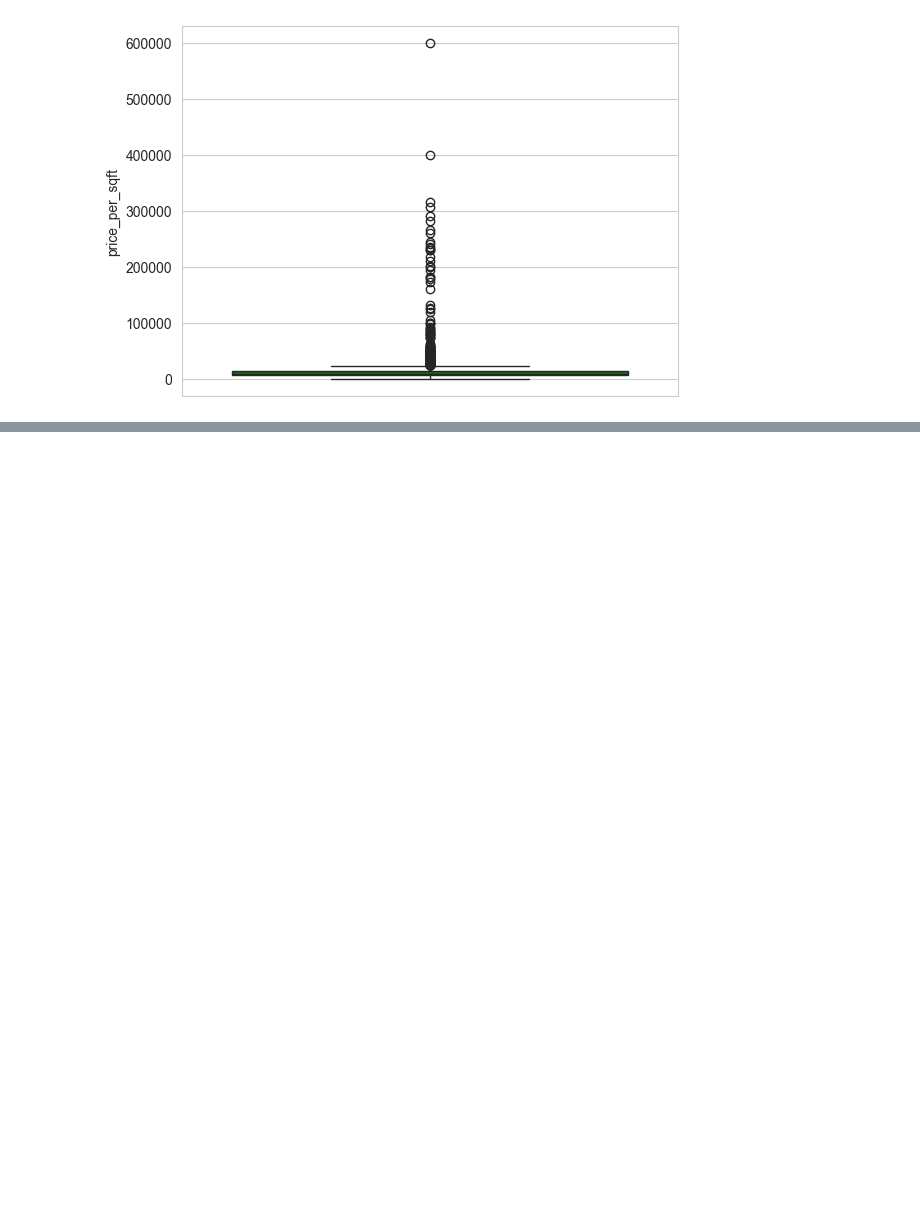
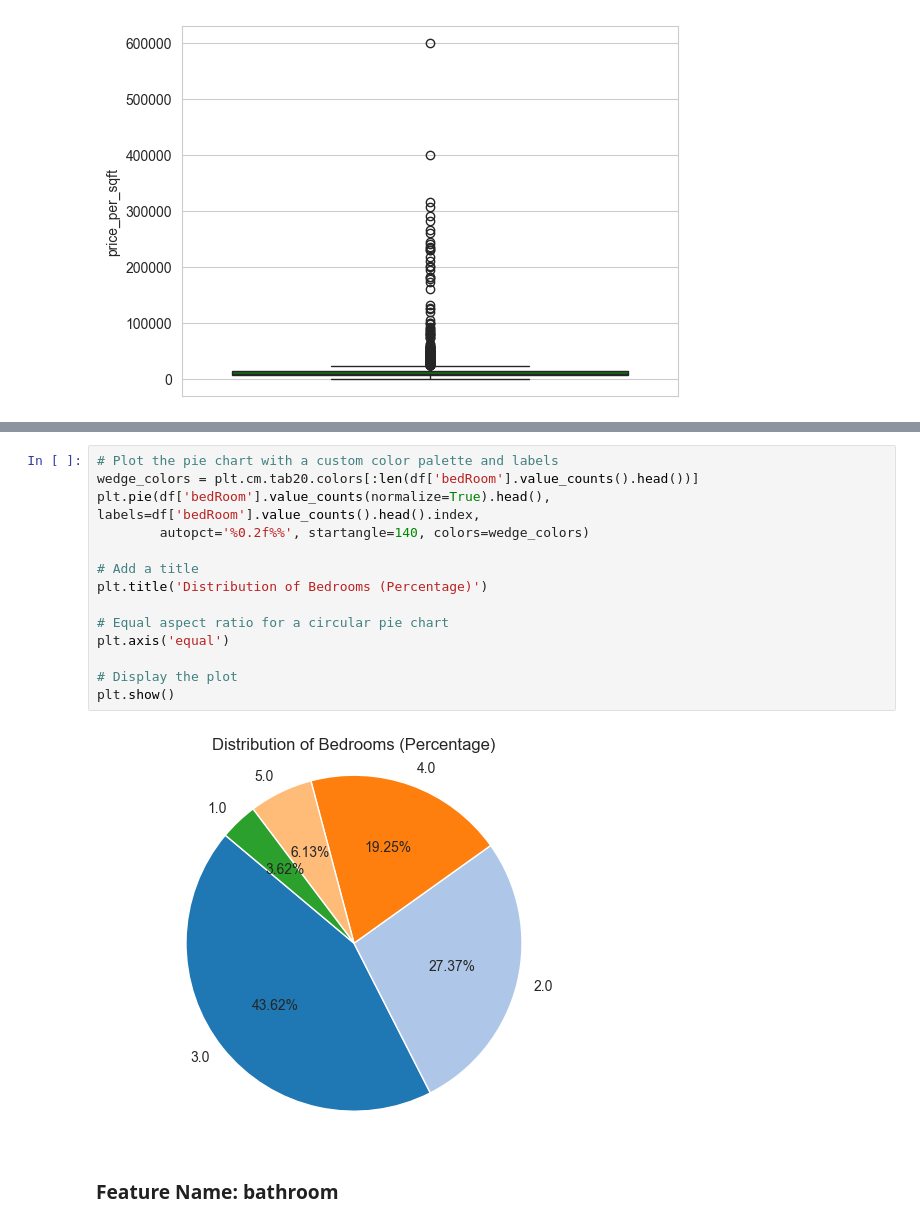
Before and after one commit to 07Sada/real-estate-property-price-predictor, a Jupyter notebook: notebooks/EDA-univariant_analysis_#05.ipynb, the cells around one changed output, grey strips where cells are left out. Cells and saved outputs as stored; diff of their text form; blank space fills up the shorter version.

```diff
--- a/notebooks/EDA-univariant_analysis_#05.ipynb
+++ b/notebooks/EDA-univariant_analysis_#05.ipynb
@@ -543,0 +602,18 @@ sns.boxplot(df['price_per_sqft'], color='green');
+# %%
+# Plot the pie chart with a custom color palette and labels
+wedge_colors = plt.cm.tab20.colors[:len(df['bedRoom'].value_counts().head())]
+plt.pie(df['bedRoom'].value_counts(normalize=True).head(), labels=df['bedRoom'].value_counts().head().index,
+        autopct='%0.2f%%', startangle=140, colors=wedge_colors)
+
+# Add a title
+plt.title('Distribution of Bedrooms (Percentage)')
+
+# Equal aspect ratio for a circular pie chart
+plt.axis('equal')
+
+# Display the plot
+plt.show()
+# %% [output]
+[figure, added]
+# %% [markdown]
+### Feature Name: bathroom
```
Also changed, not shown: parts of 28 cells of this notebook.
